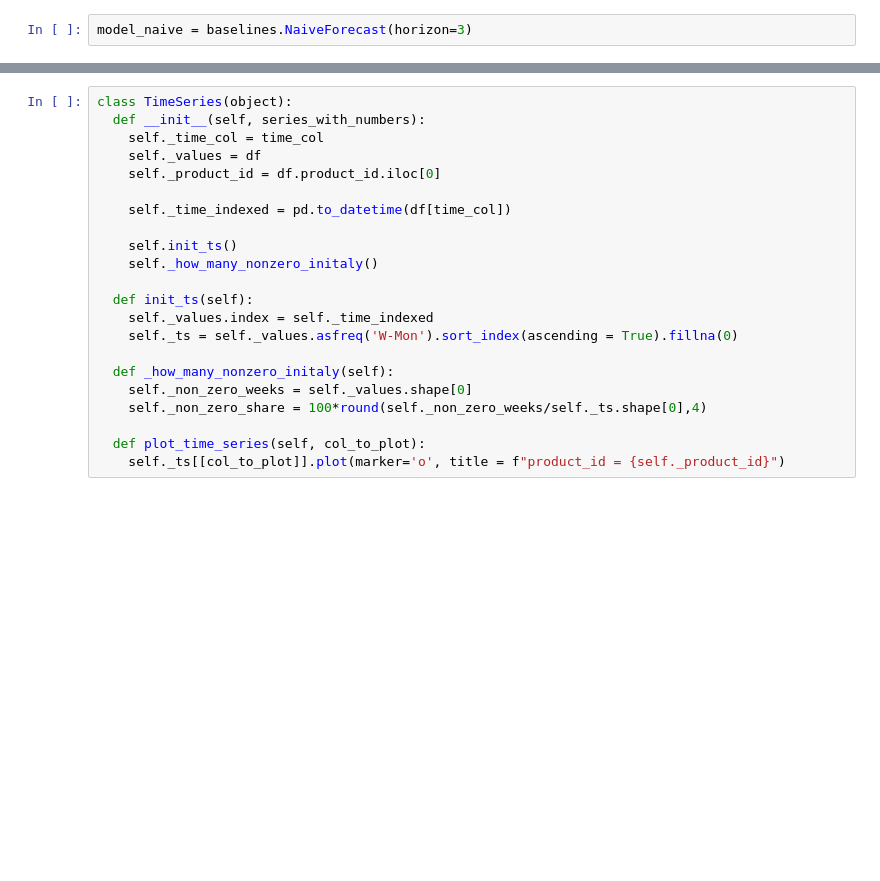
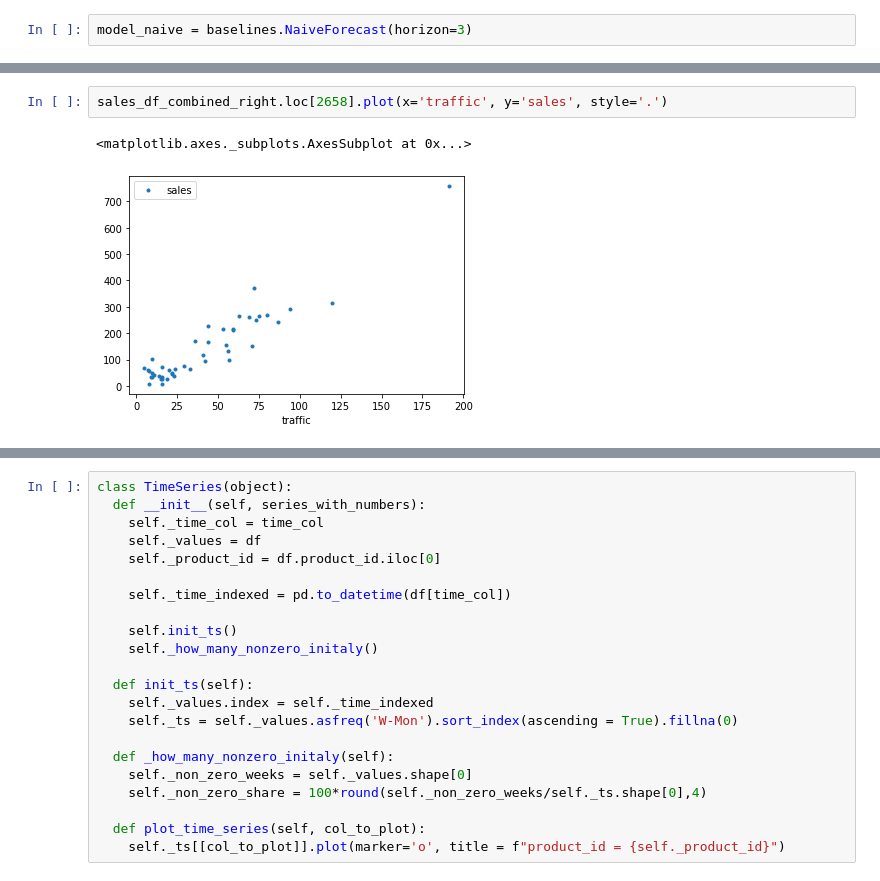
Before and after one commit to katarzynasornat/time_series_prediction, a Jupyter notebook: Master_exploration.ipynb, the cells around one changed output, grey strips where cells are left out. Saved outputs shown, nothing was run; the diff lists cells and outputs as text; blank space fills up the shorter version.

```diff
--- a/Master_exploration.ipynb
+++ b/Master_exploration.ipynb
@@ -92,0 +172,5 @@ NameError: ignored
+# %%
+sales_df_combined_right.loc[2658].plot(x='traffic', y='sales', style='.')
+# %% [output]
+<matplotlib.axes._subplots.AxesSubplot at 0x...>
+[figure, added]
```
Also changed, not shown: parts of 34 cells of this notebook, 2 other files.
